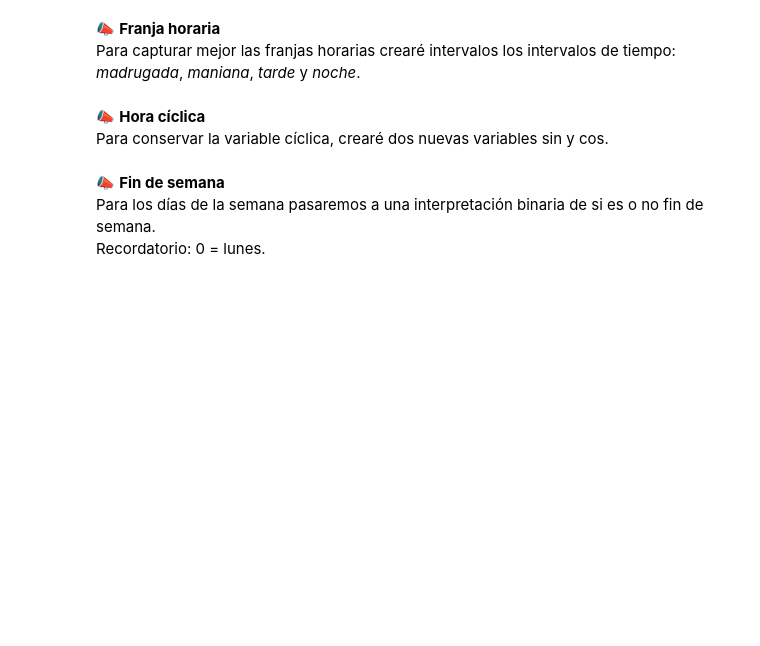
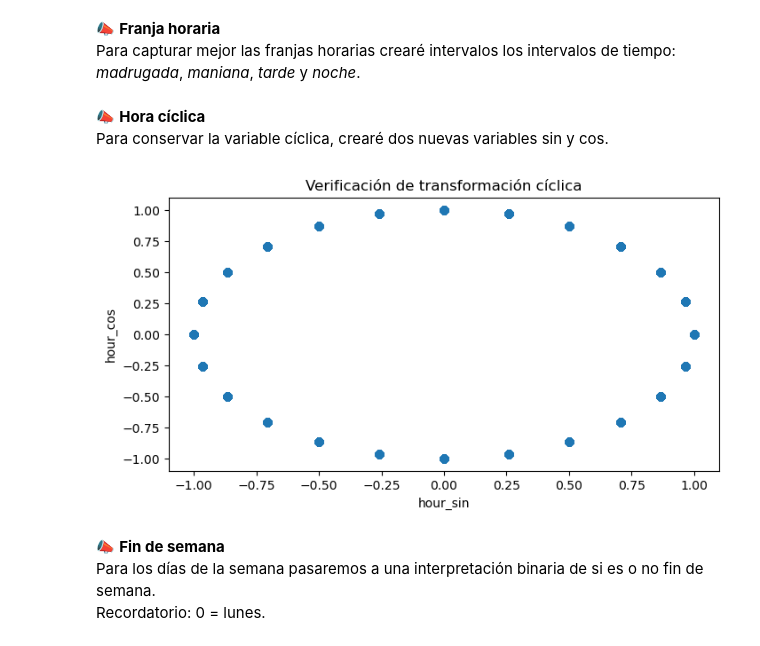
Before and after one commit to gpelo-data/ml-transporte, a Jupyter notebook: notebooks/02_FeatureEngineering.ipynb, the cells around one changed output. Drawn from its saved outputs; the diff is of its cells as text; code cells hidden in the pictures; blank space fills up the shorter version.

```diff
--- a/notebooks/02_FeatureEngineering.ipynb
+++ b/notebooks/02_FeatureEngineering.ipynb
@@ -42,7 +46,7 @@ def get_time_block(hour):
 df_fe["time_block"] = df_fe["pickup_hour"].apply(get_time_block)
 # %%
 # Codificamos la nueva variable
-df_fe = pd.get_dummies(df_fe, columns=["time_block"], drop_first=True)
+df_fe = pd.get_dummies(df_fe, columns=["time_block"], drop_first=True, prefix="time")
 # %% [markdown]
 📣 **Hora cíclica**
 Para conservar la variable cíclica, crearé dos nuevas variables sin y cos.
@@ -51,6 +55,16 @@ df_fe["hour_sin"] = np.sin(2 * np.pi * df_fe["pickup_hour"] / 24)
 df_fe["hour_cos"] = np.cos(2 * np.pi * df_fe["pickup_hour"] / 24)
 
 df_fe = df_fe.drop(columns=["pickup_hour"])
+# %%
+# Verificación de la variable cíclica
+plt.figure(figsize=(8, 4))
+plt.scatter(df_fe["hour_sin"], df_fe["hour_cos"], alpha=0.5)
+plt.xlabel("hour_sin")
+plt.ylabel("hour_cos")
+plt.title("Verificación de transformación cíclica")
+plt.show()
+# %% [output]
+[figure, added]
 # %% [markdown]
 📣 **Fin de semana**
 Para los días de la semana pasaremos a una interpretación binaria de si es o no fin de semana.
```
Also changed, not shown: parts of 3 cells of this notebook, 8 other files.
